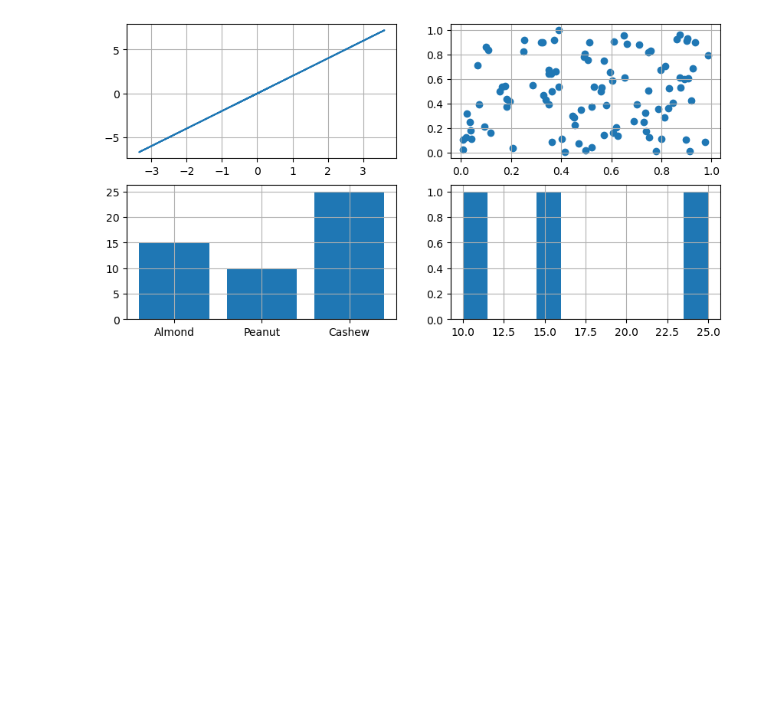
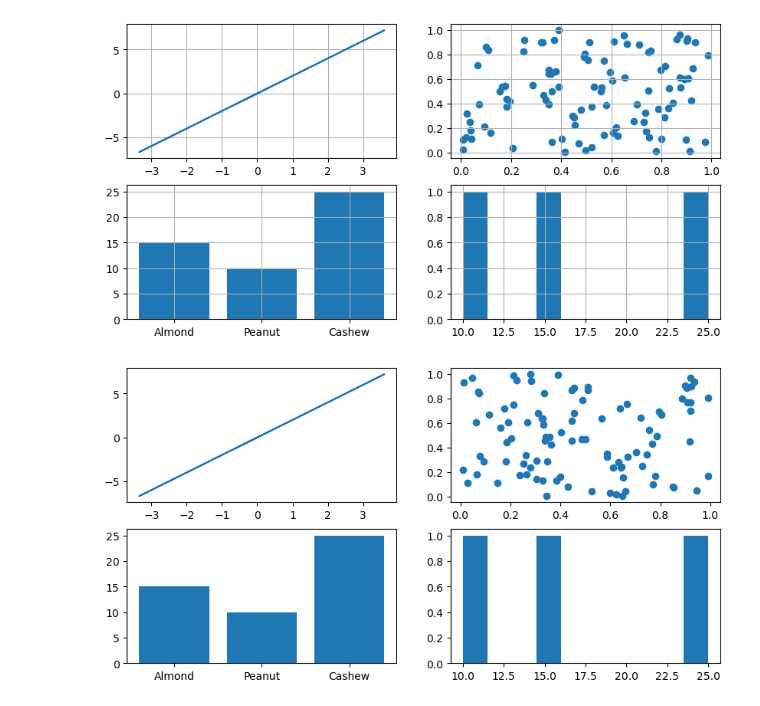
Before and after one commit to aftb777/Learning-Machine, a Jupyter notebook: MatpotlibCodes/Hist&SubPlot.ipynb, the cells around one changed output. Drawn from its saved outputs; the diff is of its cells as text; code cells hidden in the pictures; blank space fills up the shorter version.

Commit message:
Subplots 2

```diff
--- a/MatpotlibCodes/Hist&SubPlot.ipynb
+++ b/MatpotlibCodes/Hist&SubPlot.ipynb
@@ -31,3 +31,13 @@ ax3.bar(butter_prices.keys(), butter_prices.values());
 ax4.hist(butter_prices.values());
 # %% [output]
 [figure]
+# %%
+# Options 2
+fig, ax = plt.subplots(nrows=2, ncols=2, figsize=(10, 5))
+
+ax[0, 0].plot(arr, arr*2);
+ax[0, 1].scatter(np.random.random(100), np.random.random(100));
+ax[1, 0].bar(butter_prices.keys(), butter_prices.values());
+ax[1, 1].hist(butter_prices.values());
+# %% [output]
+[figure, added]
```
